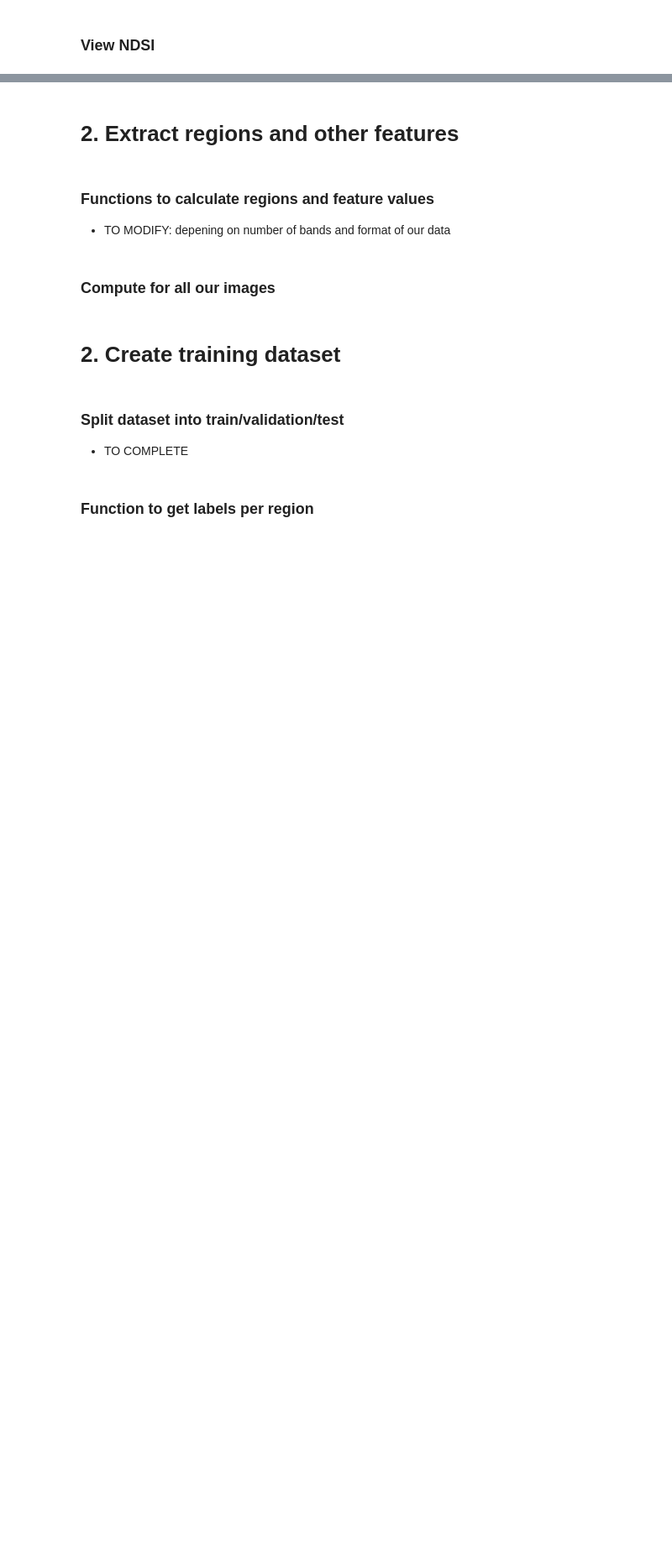
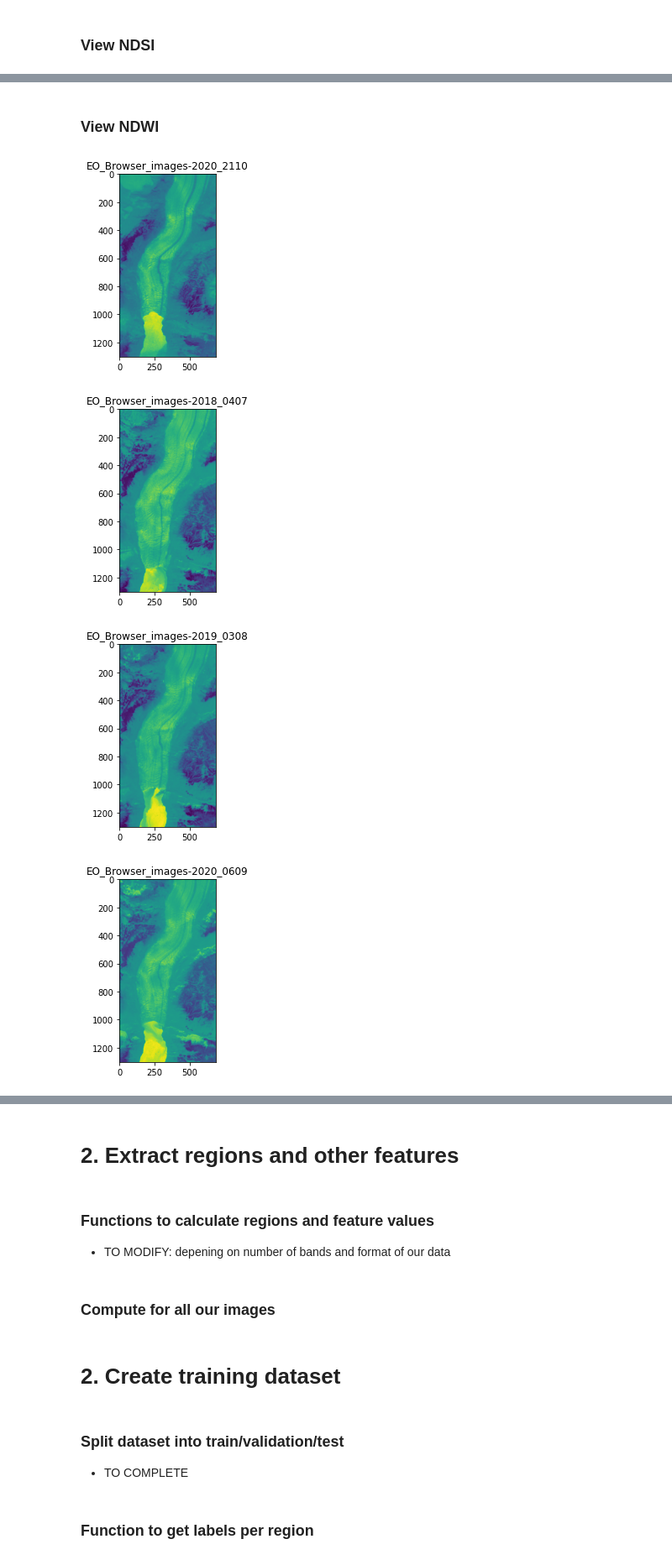
Before and after one commit to seleneledain/ipeo-project, a Jupyter notebook: RF_glacier.ipynb, the cells around one changed output, grey strips where cells are left out. Shown at 84% size. Saved outputs shown, nothing was run; the diff lists cells and outputs as text; code cells hidden in the pictures; blank space fills up the shorter version.

```diff
--- a/RF_glacier.ipynb
+++ b/RF_glacier.ipynb
@@ -224,0 +237,25 @@ plt.show()
+# %%
+def NDWI(input_B3, input_B8, output_path):
+    """
+    Input: path to B3 band .tif and B8 .tif
+    ===========
+    Output: NDWI.tif
+    """
+
+    B3 = imread(input_B3, plugin='pil').astype(np.float32)
+    B8 = imread(input_B8, plugin='pil').astype(np.float32)
+    ndsi = np.zeros_like(B3)
+    ndwi = (B3 - B8)/(B3 + B8)
+    imsave(output_path, ndwi)
+# %%
+for file in os.listdir(INPUT_DIR):
+    if file.startswith("EO_Browser_images-"):
+        CURRENT_PATH = INPUT_DIR + file
+        print(CURRENT_PATH)
+        # Find B3 and B11 .tiff files
+        input_B3 = CURRENT_PATH + '/B03.tiff'
+        input_B8 = CURRENT_PATH + '/B08.tiff'
+        # Calculate NDSI and save by calling function
+        output_path = CURRENT_PATH + '/NDWI.tiff'
+        ndwi = NDWI(input_B3, input_B8, output_path)
+        print('NDWI has been calculated')
@@ -224,0 +275,20 @@ plt.show()
+# %% [markdown]
+### View NDWI
+# %%
+for file in os.listdir(INPUT_DIR):
+    if file.startswith("EO_Browser_images-"):
+        CURRENT_PATH = INPUT_DIR + file + '/NDWI.tiff'
+
+        raster = rasterio.open(CURRENT_PATH)
+        array = raster.read()
+        array = array.transpose(1,2,0)
+
+        plt.figure()
+        plt.title(file)
+        plt.imshow(array)
+        plt.show()
+# %% [output]
+[figure, added]
+[figure, added]
+[figure, added]
+[figure, added]
```
Also changed, not shown: parts of 16 cells of this notebook.
